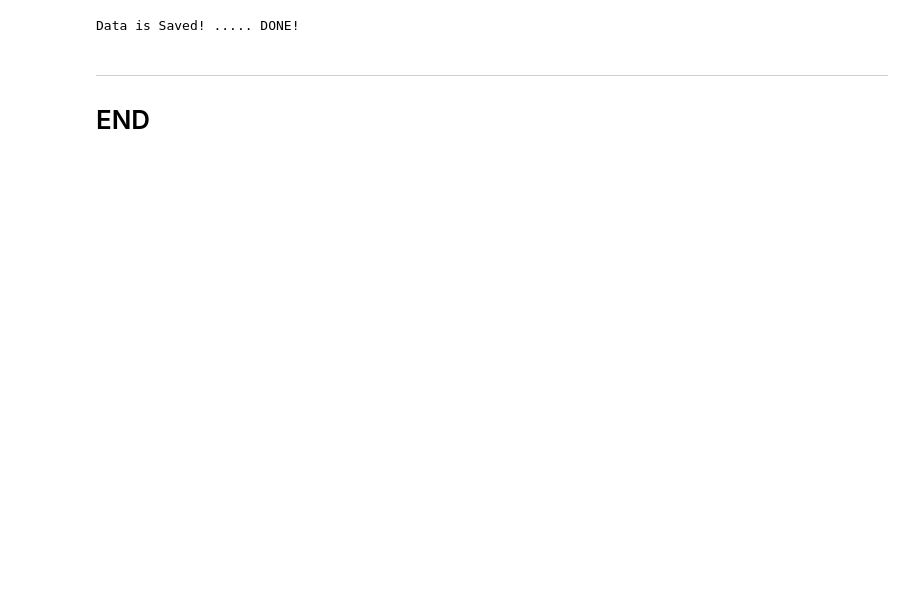
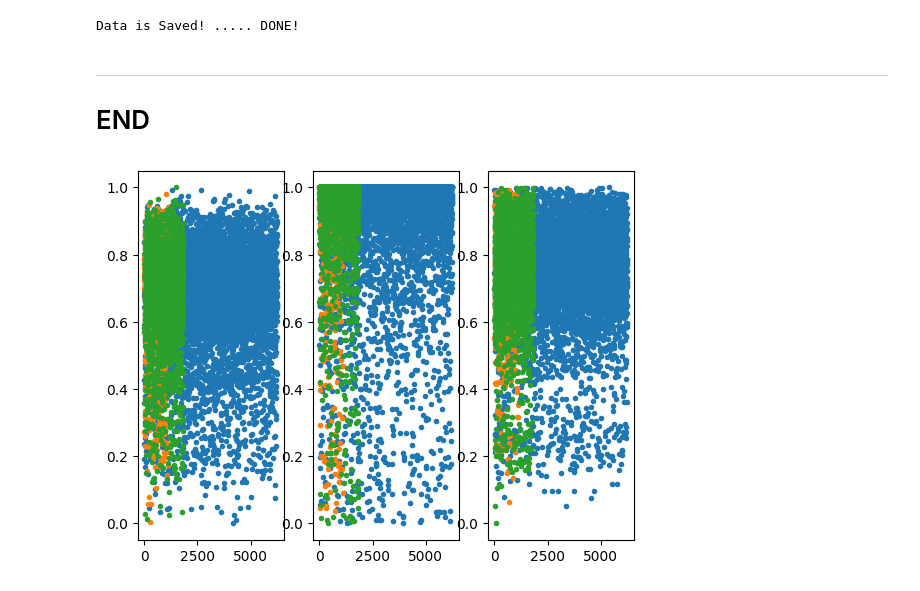
Before and after one commit to misaelmmorales/H2-Proxy, a Jupyter notebook: cushion/main.ipynb, the cells around one changed output. Cells and saved outputs as stored; diff of their text form; code cells hidden in the pictures; blank space fills up the shorter version.

```diff
--- a/cushion/main.ipynb
+++ b/cushion/main.ipynb
@@ -62,3 +62,11 @@ Data is Saved! ..... DONE!
 # %% [markdown]
 ***
 # END
+# %%
+for i in range(3):
+    plt.subplot(1,3,i+1)
+    plt.plot(h2.y_train[:,i], '.')
+    plt.plot(h2.y_valid[:,i], '.')
+    plt.plot(h2.y_test[:,i], '.')
+# %% [output]
+[figure, added]
```
Also changed, not shown: parts of 4 cells of this notebook, 31 other files.
